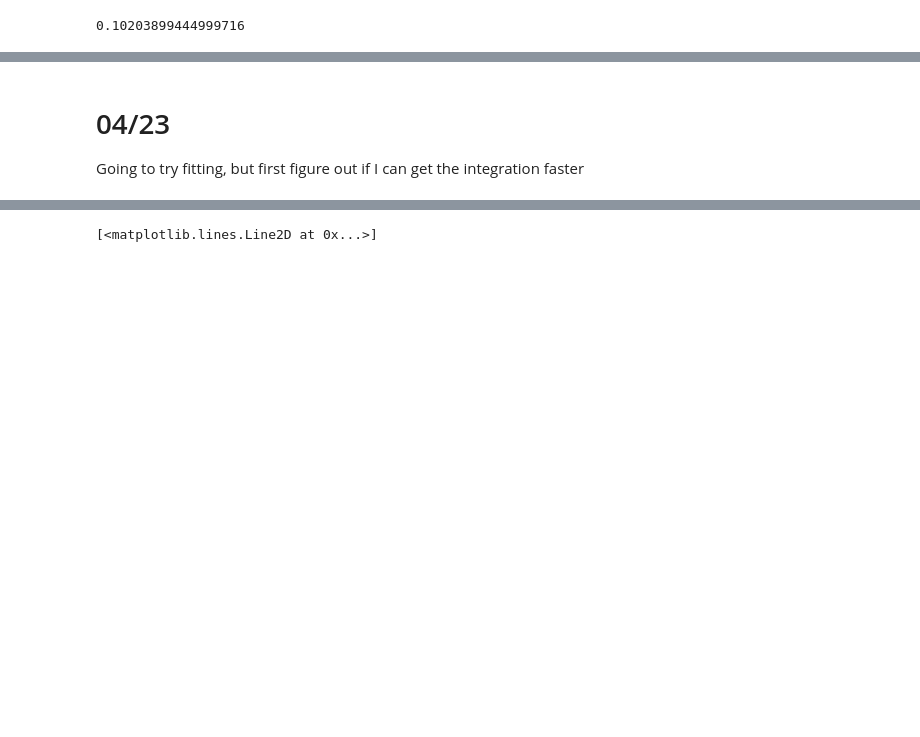
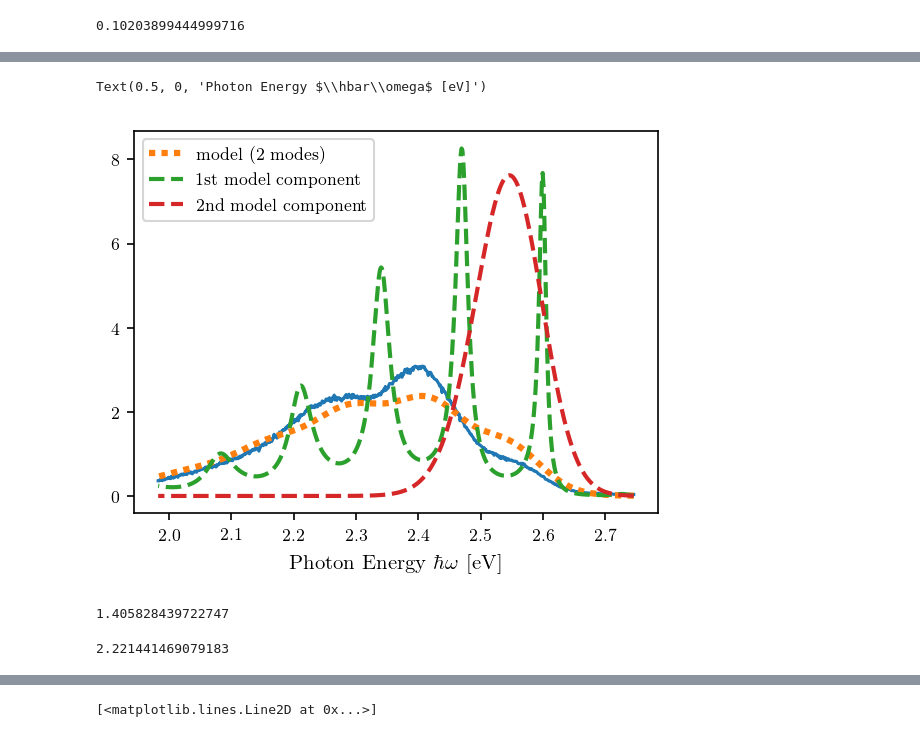
Before and after one commit to HarrisonGoldwyn/modeling_TAHz_emission, a Jupyter notebook: notebooks/fitting_toluene.ipynb, the cells around one changed output, grey strips where cells are left out. Drawn from its saved outputs; the diff is of its cells as text; code cells hidden in the pictures; blank space fills up the shorter version.

```diff
--- a/notebooks/fitting_toluene.ipynb
+++ b/notebooks/fitting_toluene.ipynb
@@ -121,3 +129,48 @@ Text(0.5, 0, 'Photon Energy $\\hbar\\omega$ [eV]')
-# %% [markdown]
-# 04/23
-Going to try fitting, but first figure out if I can get the integration faster
+# %%
+emily_model = dom.mol_fluo_model(
+    num_vib_modes=2,
+    hbar_omega_eg_0=2.6,
+    script_d=[1.9, 2.4],
+    hbar_omega_0=[0.13, .02],
+    hbar_gamma=[.01, .01],
+    T=290,)
+
+model_2_mode = emily_model.emission_lineshape(
+    emily_data.T[0]/hbar,
+#     mode_idx,
+    t_bound = 1000,
+    t_points = 10000)
+
+model_1st_mode = emily_model.emission_lineshape(
+    emily_data.T[0]/hbar,
+    mode_idx=0,
+    t_bound = 1000,
+    t_points = 10000)
+
+model_2nd_mode = emily_model.emission_lineshape(
+    emily_data.T[0]/hbar,
+    mode_idx=1,
+    t_bound = 1000,
+    t_points = 10000)
+
+plt.plot(emily_data.T[0], (emily_data.T[1]))
+
+plt.plot(emily_data.T[0], (model_2_mode), ls=(0, (1, 1)), lw=3, label='model (2 modes)')
+plt.plot(emily_data.T[0], (model_1st_mode), ls='--', lw=2, label='1st model component')
+plt.plot(emily_data.T[0], (model_2nd_mode), ls='--', lw=2, label='2nd model component')
+
+
+plt.legend()
+# plt.xlim([1.75, 3])
+plt.xlabel('Photon Energy $\hbar\omega$ [eV]', fontsize=10)
+# %% [output]
+Text(0.5, 0, 'Photon Energy $\\hbar\\omega$ [eV]')
+[figure, added]
+# %%
+1/int.trapz(model_2nd_mode, emily_data.T[0][::-1])
+# %% [output]
+1.405828439722747
+# %%
+np.pi/2**.5
+# %% [output]
+2.221441469079183
```
Also changed, not shown: parts of 16 cells of this notebook.
